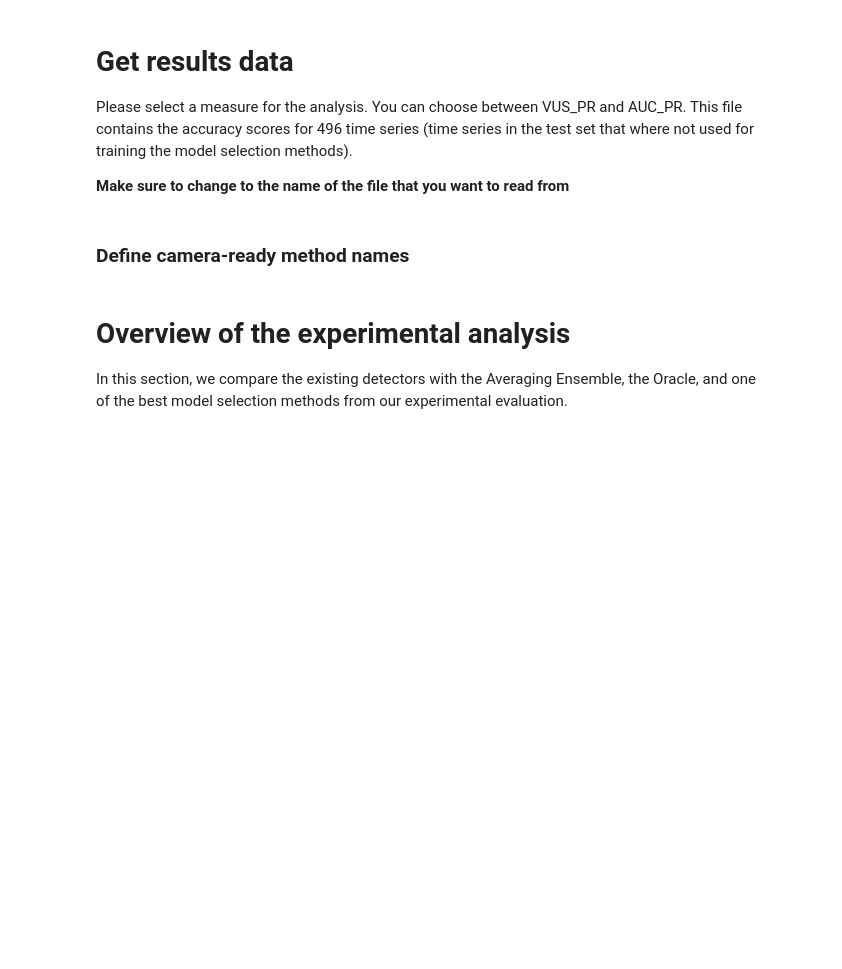
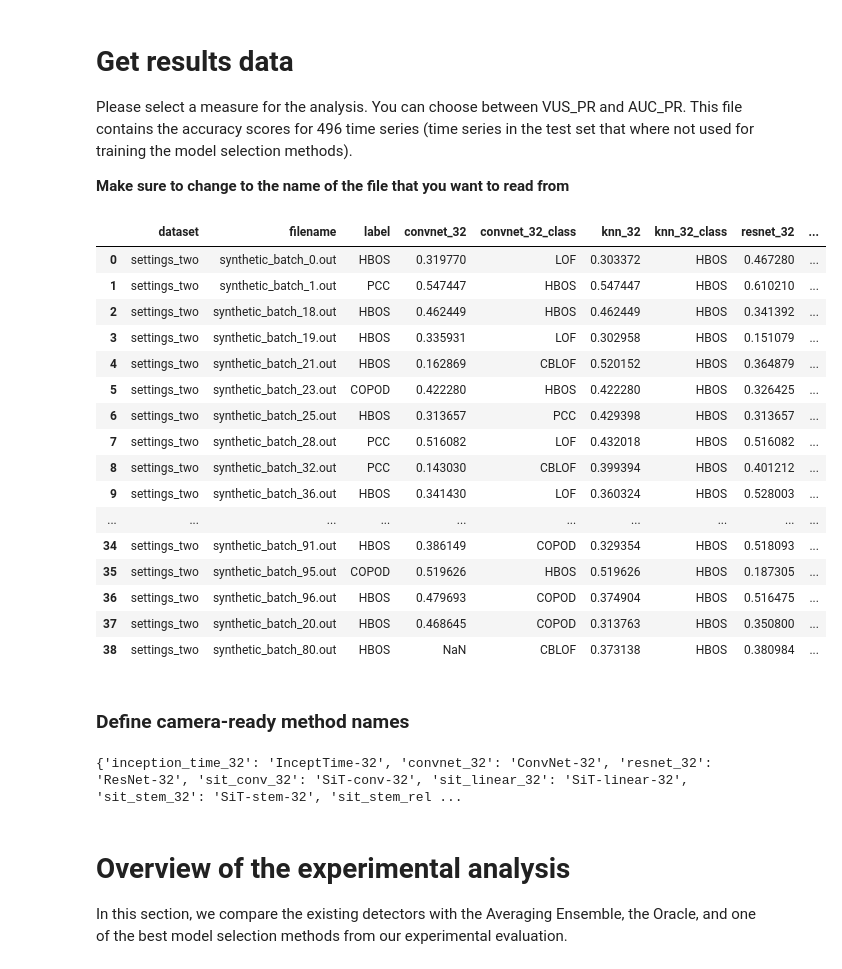
Before and after one commit to doanthihoaithu/MSAD, a Jupyter notebook: experiments/accuracy_analysis/accuracy_evaluation_mts.ipynb, the cells around one changed output. Drawn from its saved outputs; the diff is of its cells as text; code cells hidden in the pictures; blank space fills up the shorter version.

Commit message:
visualize interpretability score

```diff
--- a/experiments/accuracy_analysis/accuracy_evaluation_mts.ipynb
+++ b/experiments/accuracy_analysis/accuracy_evaluation_mts.ipynb
@@ -35,7 +35,9 @@ Please select a measure for the analysis. You can choose between VUS_PR and AUC_
 **Make sure to change to the name of the file that you want to read from**
 # %%
 # Replace this value with "AUC_PR" or "VUS_PR" to obtain the corresponding results
-measure_name = 'AUC_PR'
+measure_name = 'INTERPRETABILITY_HIT_2_SCORE'
+
+# ['INTERPRETABILITY_HIT_2_SCORE', 'INTERPRETABILITY_LOG_SCORE']
 
 # Uncomment this command and all plt.savefig(...) commands to save the generated figures
 # figure_path = 'dummy/path/{}.svg'
@@ -64,33 +66,51 @@ methods_feature = [
     'random_forest_{}',
     'mlp_{}',
     'bayes_{}',
     'qda_{}',
     'svc_linear_{}']
 
 # old_methods = ['IFOREST', 'LOF', 'MP', 'NORMA', 'IFOREST1', 'HBOS', 'OCSVM','PCA', 'AE', 'CNN', 'LSTM', 'POLY']
 
 old_methods = ['CBLOF', 'COF', 'COPOD', 'HBOS', 'LOF', 'PCC']
 
 Base_methods = ['Avg Ens','Oracle']
 
 # all_length = [16, 32, 64, 128, 256, 512, 768, 1024]
 all_length = [32]
 
 all_methods_ens = [meth.format(length) for meth in methods_conv for length in all_length]
 all_methods_ens += [meth.format(length) for meth in methods_sit for length in all_length]
 all_methods_ens += [meth.format(length) for meth in methods_ts for length in all_length]
 all_methods_ens += [meth.format(length) for meth in methods_feature for length in all_length]
 
 # Keep only the methods that exist in the results you read
 all_methods = old_methods + Base_methods + all_methods_ens
 all_methods = [x for x in all_methods if x in df.columns]
 
 # Create a list of all different classes of methods
 split = [x.rsplit('_', 1)[0] for x in all_methods]
 used = set()
 all_methods_class = [x for x in split if x not in used and (used.add(x) or True)]
 
 df
+# %% [output]
+|  | dataset | filename | label | convnet_32 | convnet_32_class | knn_32 | knn_32_class | resnet_32 | ... |
+| 0 | settings_two | synthetic_batch_0.out | HBOS | 0.319770 | LOF | 0.303372 | HBOS | 0.467280 | ... |
+| 1 | settings_two | synthetic_batch_1.out | PCC | 0.547447 | HBOS | 0.547447 | HBOS | 0.610210 | ... |
+| 2 | settings_two | synthetic_batch_18.out | HBOS | 0.462449 | HBOS | 0.462449 | HBOS | 0.341392 | ... |
+| 3 | settings_two | synthetic_batch_19.out | HBOS | 0.335931 | LOF | 0.302958 | HBOS | 0.151079 | ... |
+| 4 | settings_two | synthetic_batch_21.out | HBOS | 0.162869 | CBLOF | 0.520152 | HBOS | 0.364879 | ... |
+| 5 | settings_two | synthetic_batch_23.out | COPOD | 0.422280 | HBOS | 0.422280 | HBOS | 0.326425 | ... |
+| 6 | settings_two | synthetic_batch_25.out | HBOS | 0.313657 | PCC | 0.429398 | HBOS | 0.313657 | ... |
+| 7 | settings_two | synthetic_batch_28.out | PCC | 0.516082 | LOF | 0.432018 | HBOS | 0.516082 | ... |
+| 8 | settings_two | synthetic_batch_32.out | PCC | 0.143030 | CBLOF | 0.399394 | HBOS | 0.401212 | ... |
+| 9 | settings_two | synthetic_batch_36.out | HBOS | 0.341430 | LOF | 0.360324 | HBOS | 0.528003 | ... |
+| ... | ... | ... | ... | ... | ... | ... | ... | ... | ... |
+| 34 | settings_two | synthetic_batch_91.out | HBOS | 0.386149 | COPOD | 0.329354 | HBOS | 0.518093 | ... |
+| 35 | settings_two | synthetic_batch_95.out | COPOD | 0.519626 | HBOS | 0.519626 | HBOS | 0.187305 | ... |
+| 36 | settings_two | synthetic_batch_96.out | HBOS | 0.479693 | COPOD | 0.374904 | HBOS | 0.516475 | ... |
+| 37 | settings_two | synthetic_batch_20.out | HBOS | 0.468645 | COPOD | 0.313763 | HBOS | 0.350800 | ... |
+| 38 | settings_two | synthetic_batch_80.out | HBOS | NaN | CBLOF | 0.373138 | HBOS | 0.380984 | ... |
 # %% [markdown]
 ### Define camera-ready method names
 # %%
@@ -146,6 +166,8 @@ template_names = {
     'AUC_PR': 'AUC-PR',
     'AUC_ROC': 'AUC-ROC',
     'VUS_ROC': 'VUS_ROC',
+    'INTERPRETABILITY_LOG_SCORE':'INTERPRETABILITY_LOG_SCORE',
+    'INTERPRETABILITY_HIT_2_SCORE': 'INTERPRETABILITY_HIT_2_SCORE'
 }
 
 final_names = {}
@@ -158,6 +180,8 @@ for length in all_length:
         else:
             final_names[key] = value
 print(final_names)
+# %% [output]
+{'inception_time_32': 'InceptTime-32', 'convnet_32': 'ConvNet-32', 'resnet_32': 'ResNet-32', 'sit_conv_32': 'SiT-conv-32', 'sit_linear_32': 'SiT-linear-32', 'sit_stem_32': 'SiT-stem-32', 'sit_stem_rel ...
 # %% [markdown]
 # Overview of the experimental analysis
 
```
Also changed, not shown: parts of 3 cells of this notebook, 16 other files.
